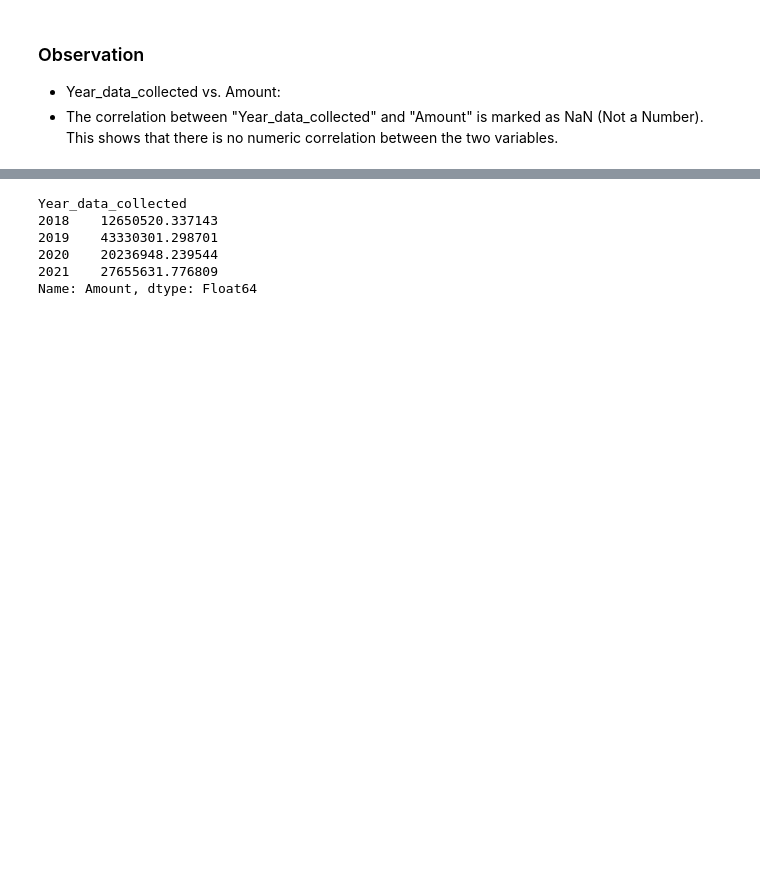
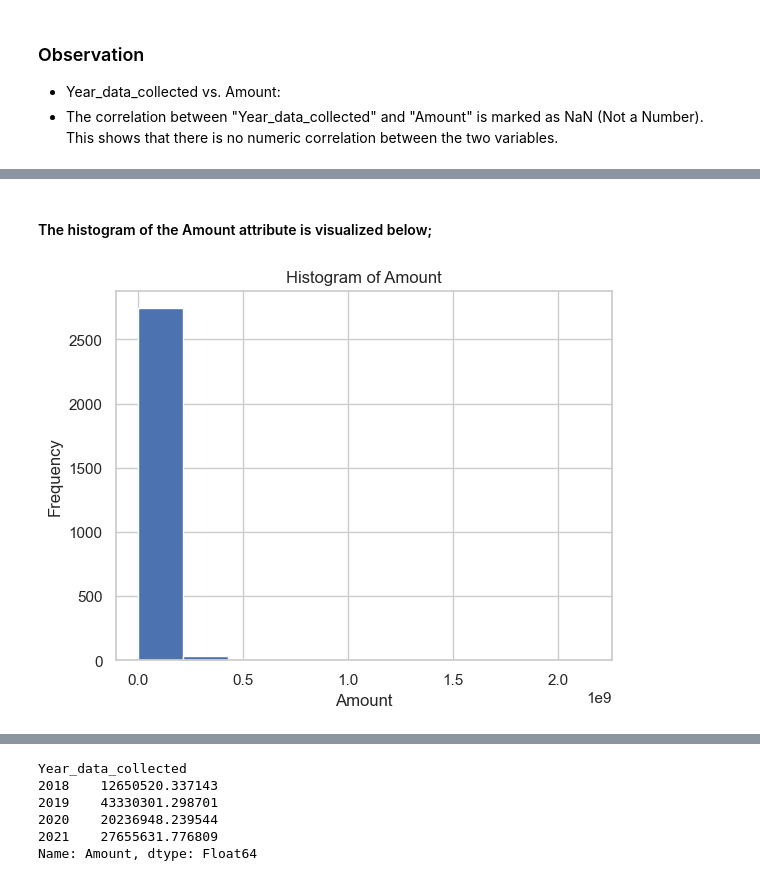
Before and after one commit to Vaniskemunto/ecosystem, a Jupyter notebook: ecosystem.ipynb, the cells around one changed output, grey strips where cells are left out. Saved outputs shown, nothing was run; the diff lists cells and outputs as text; code cells hidden in the pictures; blank space fills up the shorter version.

```diff
--- a/ecosystem.ipynb
+++ b/ecosystem.ipynb
@@ -2143,0 +2144,11 @@ Correlation Matrix:
+# %% [markdown]
+#### The histogram of the Amount attribute is visualized below;
+# %%
+# create a histogram
+plt.hist(full_data['Amount'])
+plt.xlabel('Amount')
+plt.ylabel('Frequency')
+plt.title('Histogram of Amount')
+plt.show()
+# %% [output]
+[figure, added]
```
Also changed, not shown: parts of 69 cells of this notebook.
